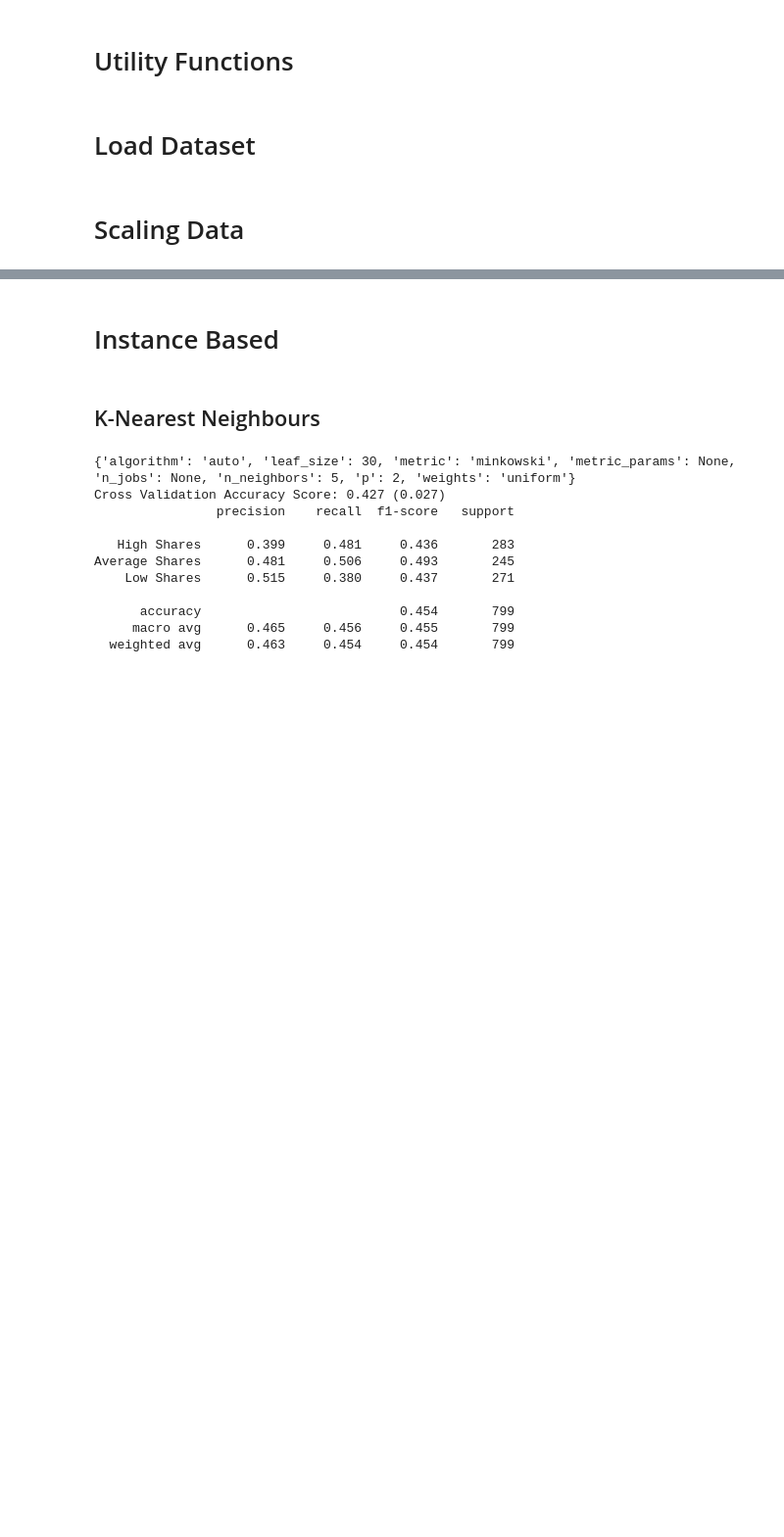
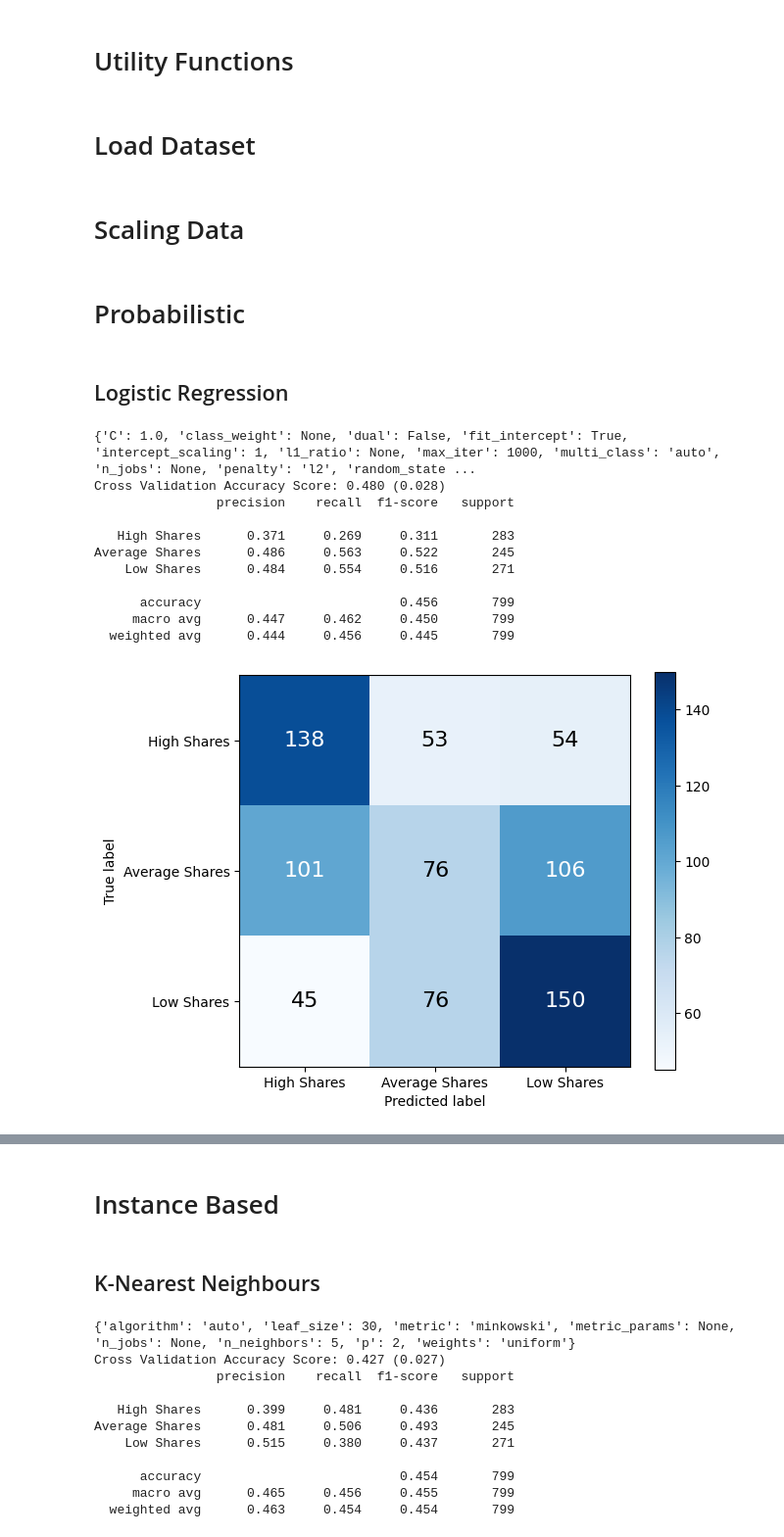
Before and after one commit to ChuanPoYan/IS4242-Project, a Jupyter notebook: The Smart Local Modelling.ipynb, the cells around one changed output, grey strips where cells are left out. Shown at 98% size. Drawn from its saved outputs; the diff is of its cells as text; code cells hidden in the pictures; blank space fills up the shorter version.

Commit message:
Added Logistic Regression and Naive Bayes

```diff
--- a/The Smart Local Modelling.ipynb
+++ b/The Smart Local Modelling.ipynb
@@ -126,3 +128,29 @@ y_test = pd.read_csv('./dataset/SmartLocal/y_test.csv')
 scaler = StandardScaler()
 X_train_scaled = pd.DataFrame(scaler.fit_transform(X_train), columns=X_train.columns)
 X_test_scaled = pd.DataFrame(scaler.transform(X_test), columns=X_test.columns)
+# %% [markdown]
+# Probabilistic
+# %% [markdown]
+## Logistic Regression
+# %%
+lr_base_model = LogisticRegression(max_iter=1000, random_state=rand_state)
+print(lr_base_model.get_params())
+
+get_mean_cvs(lr_base_model, X_train_scaled, y_train.to_numpy().ravel())
+
+lr_base_model.fit(X_train_scaled, y_train.to_numpy().ravel())
+y_pred_cb_base = lr_base_model.predict(X_test_scaled)
+evaluate_model(y_test, y_pred_cb_base)
+# %% [output]
+{'C': 1.0, 'class_weight': None, 'dual': False, 'fit_intercept': True, 'intercept_scaling': 1, 'l1_ratio': None, 'max_iter': 1000, 'multi_class': 'auto', 'n_jobs': None, 'penalty': 'l2', 'random_state ...
+Cross Validation Accuracy Score: 0.480 (0.028)
+                precision    recall  f1-score   support
+
+   High Shares      0.371     0.269     0.311       283
+Average Shares      0.486     0.563     0.522       245
+    Low Shares      0.484     0.554     0.516       271
+
+      accuracy                          0.456       799
+     macro avg      0.447     0.462     0.450       799
+  weighted avg      0.444     0.456     0.445       799
+[figure, added]
```
Also changed, not shown: parts of 8 cells of this notebook, 2 other files.
